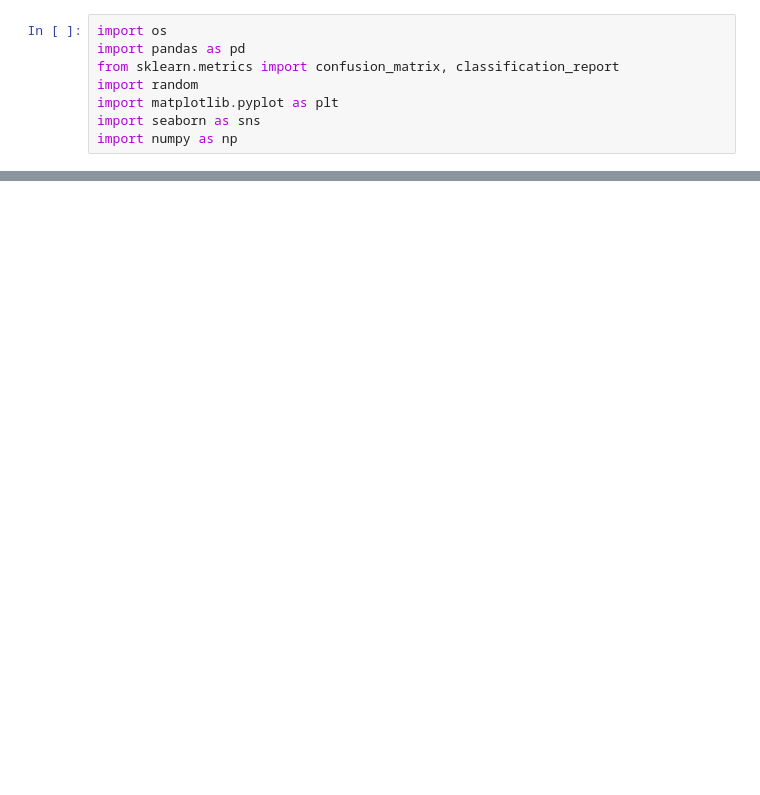
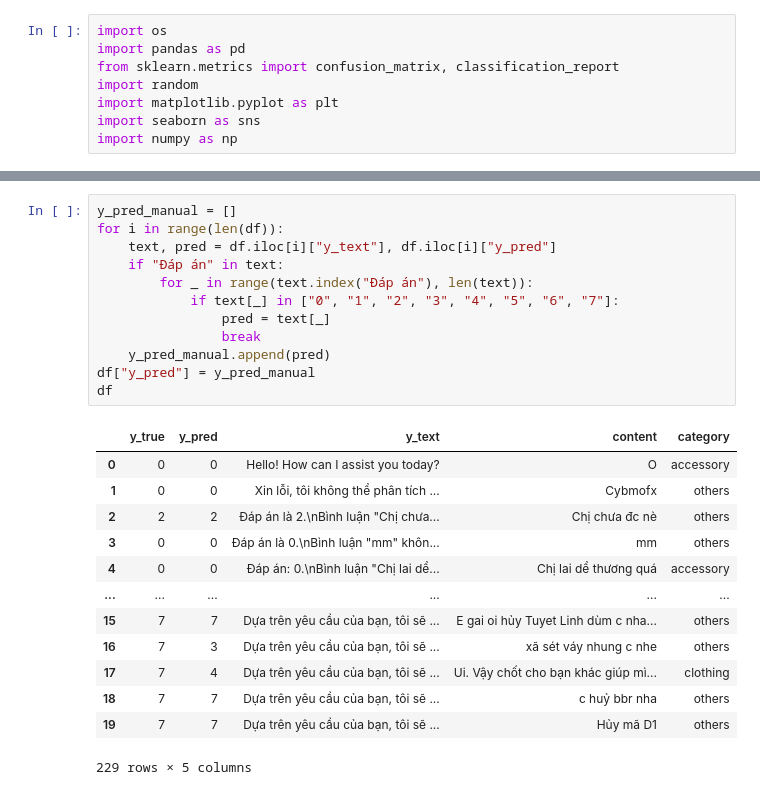
Before and after one commit to phamhuynhnhat99/ChatGPT-Conversation, a Jupyter notebook: Sales_LocalAPI res/df.ipynb, the cells around one changed output, grey strips where cells are left out. Drawn from its saved outputs; the diff is of its cells as text; blank space fills up the shorter version.

```diff
--- a/Sales_LocalAPI res/df.ipynb
+++ b/Sales_LocalAPI res/df.ipynb
@@ -37,3 +48,29 @@ df.head()
+# %%
+y_pred_manual = []
+for i in range(len(df)):
+    text, pred = df.iloc[i]["y_text"], df.iloc[i]["y_pred"]
+    if "Đáp án" in text:
+        for _ in range(text.index("Đáp án"), len(text)):
+            if text[_] in ["0", "1", "2", "3", "4", "5", "6", "7"]:
+                pred = text[_]
+                break
+    y_pred_manual.append(pred)
+df["y_pred"] = y_pred_manual
+df
+# %% [output]
+|  | y_true | y_pred | y_text | content | category |
+| 0 | 0 | 0 | Hello! How can I assist you today? | O | accessory |
+| 1 | 0 | 0 | Xin lỗi, tôi không thể phân tích ... | Cybmofx | others |
+| 2 | 2 | 2 | Đáp án là 2.\nBình luận "Chị chưa... | Chị chưa đc nè | others |
+| 3 | 0 | 0 | Đáp án là 0.\nBình luận "mm" khôn... | mm | others |
+| 4 | 0 | 0 | Đáp án: 0.\nBình luận "Chị lai dể... | Chị lai dể thương quá | accessory |
+| ... | ... | ... | ... | ... | ... |
+| 15 | 7 | 7 | Dựa trên yêu cầu của bạn, tôi sẽ ... | E gai oi hủy Tuyet Linh dùm c nha... | others |
+| 16 | 7 | 3 | Dựa trên yêu cầu của bạn, tôi sẽ ... | xã sét váy nhung c nhe | others |
+| 17 | 7 | 4 | Dựa trên yêu cầu của bạn, tôi sẽ ... | Ui. Vậy chốt cho bạn khác giúp mì... | clothing |
+| 18 | 7 | 7 | Dựa trên yêu cầu của bạn, tôi sẽ ... | c huỷ bbr nha | others |
+| 19 | 7 | 7 | Dựa trên yêu cầu của bạn, tôi sẽ ... | Hủy mã D1 | others |
+229 rows × 5 columns
 # %%
 y_true_str = [str(_) for _ in df.y_true] + label_names
 y_pred_str = [str(_) for _ in df.y_pred] + label_names
```
Also changed, not shown: parts of 10 cells of this notebook, 44 other files.
